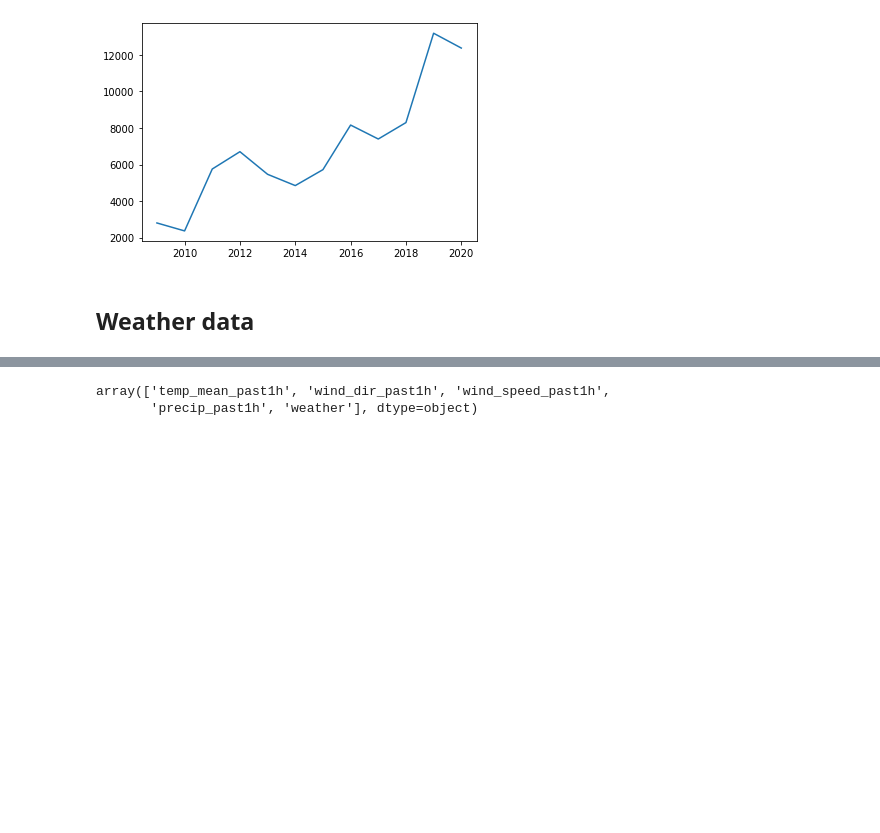
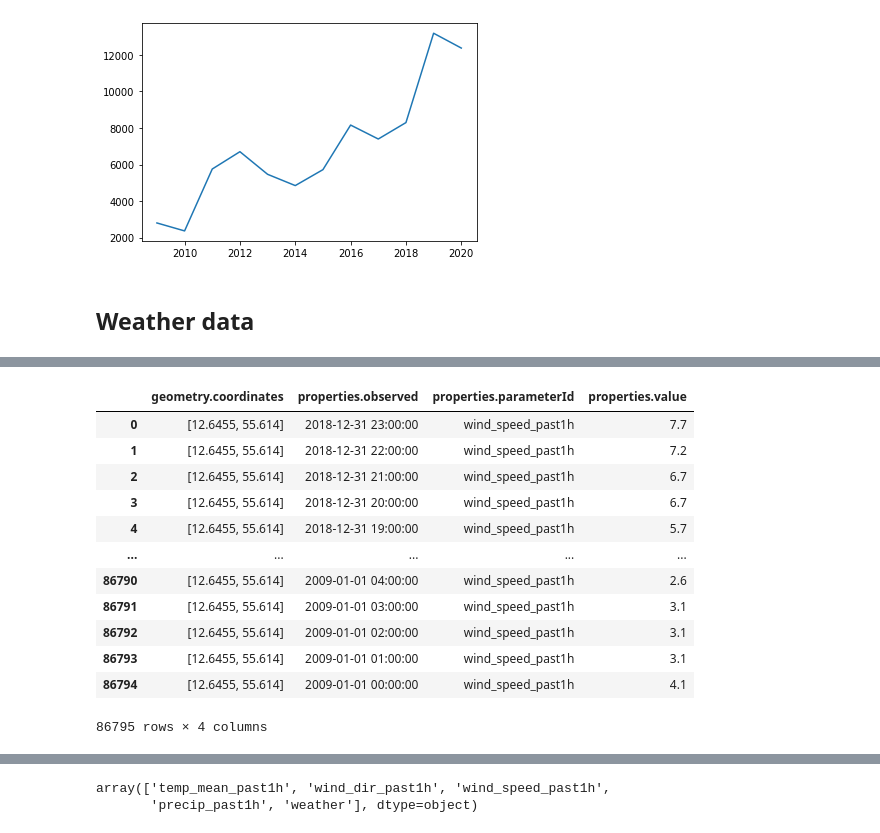
Before and after one commit to LasseBredmose/social_data_2022_project, a Jupyter notebook: dmi.ipynb, the cells around one changed output, grey strips where cells are left out. Drawn from its saved outputs; the diff is of its cells as text; code cells hidden in the pictures; blank space fills up the shorter version.

```diff
--- a/dmi.ipynb
+++ b/dmi.ipynb
@@ -206,0 +281,17 @@ for param in param_list:
+# %%
+df_wind = df_weather[df_weather['properties.parameterId'] == 'wind_speed_past1h']
+df_wind
+# %% [output]
+|  | geometry.coordinates | properties.observed | properties.parameterId | properties.value |
+| 0 | [12.6455, 55.614] | 2018-12-31 23:00:00 | wind_speed_past1h | 7.7 |
+| 1 | [12.6455, 55.614] | 2018-12-31 22:00:00 | wind_speed_past1h | 7.2 |
+| 2 | [12.6455, 55.614] | 2018-12-31 21:00:00 | wind_speed_past1h | 6.7 |
+| 3 | [12.6455, 55.614] | 2018-12-31 20:00:00 | wind_speed_past1h | 6.7 |
+| 4 | [12.6455, 55.614] | 2018-12-31 19:00:00 | wind_speed_past1h | 5.7 |
+| ... | ... | ... | ... | ... |
+| 86790 | [12.6455, 55.614] | 2009-01-01 04:00:00 | wind_speed_past1h | 2.6 |
+| 86791 | [12.6455, 55.614] | 2009-01-01 03:00:00 | wind_speed_past1h | 3.1 |
+| 86792 | [12.6455, 55.614] | 2009-01-01 02:00:00 | wind_speed_past1h | 3.1 |
+| 86793 | [12.6455, 55.614] | 2009-01-01 01:00:00 | wind_speed_past1h | 3.1 |
+| 86794 | [12.6455, 55.614] | 2009-01-01 00:00:00 | wind_speed_past1h | 4.1 |
+86795 rows × 4 columns
```
Also changed, not shown: parts of 18 cells of this notebook, 1 other file.
